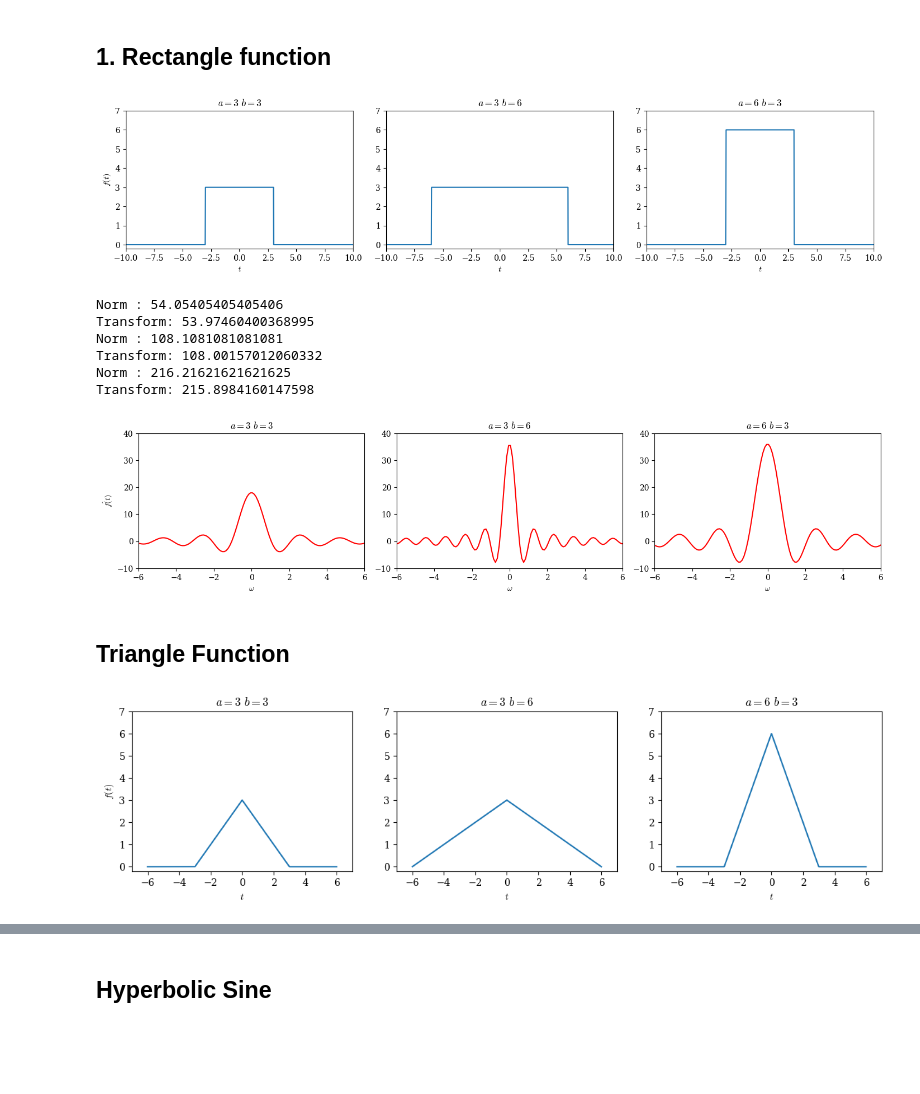
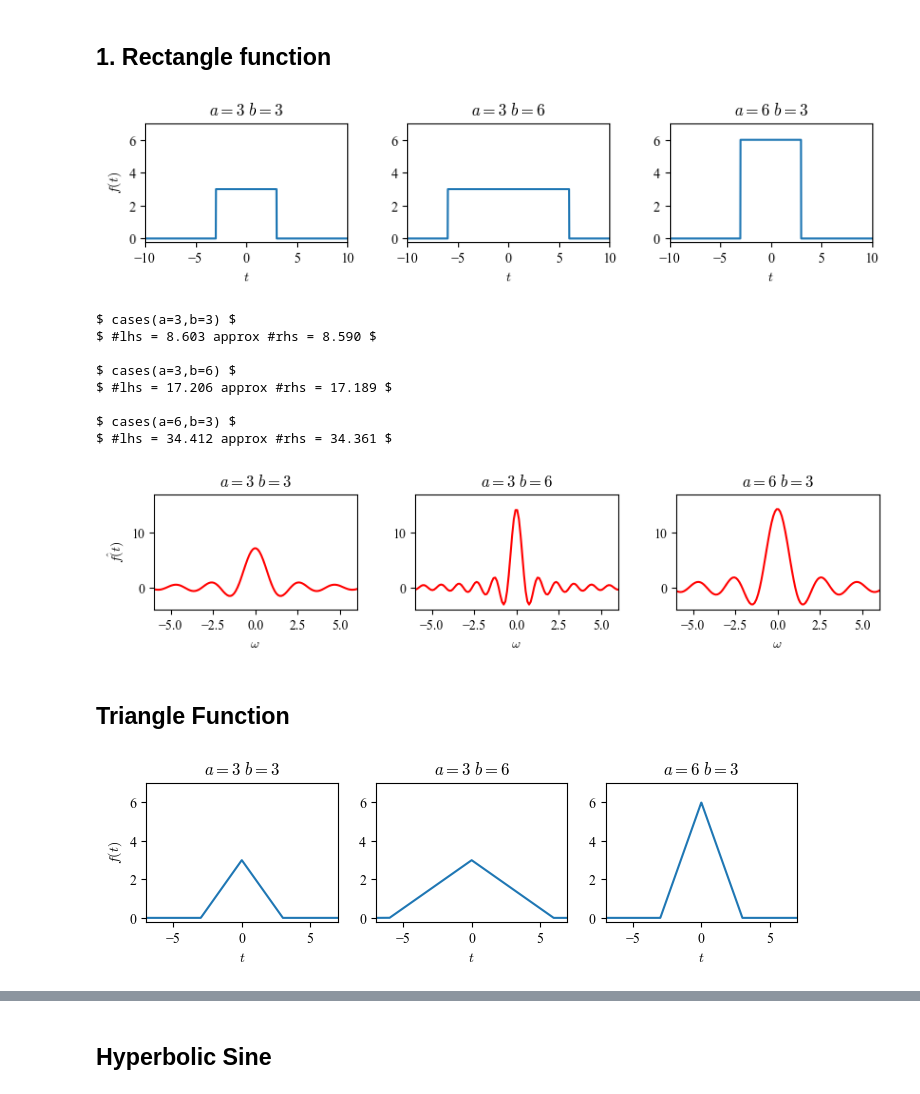
Before and after one commit to Hanqnero/typst, a Jupyter notebook: FrequencyMethods/L2/python/notebook.ipynb, the cells around one changed output, grey strips where cells are left out. Cells and saved outputs as stored; diff of their text form; code cells hidden in the pictures; blank space fills up the shorter version.

```diff
--- a/FrequencyMethods/L2/python/notebook.ipynb
+++ b/FrequencyMethods/L2/python/notebook.ipynb
@@ -30,35 +30,37 @@ a = 3
 A = [3, 3, 6]
 B = [3, 6, 3]
 Lim = list(map(lambda x: 2*x, B))
+
+size1 = (14*.6, 3*.6)
 # %%
 def f1(t:np.ndarray) -> np.ndarray:
     global a, b
     return np.piecewise(t,
         [np.abs(t) <= b],
         [a, 0],
 
     )
 
-fig, ax = plt.subplots(1, 3, figsize=(14,3))
+fig, ax = plt.subplots(1, 3, figsize=size1)
 ax[0].set_ylabel("$f(t)$")
 fig.tight_layout()
 
 for a, b, axx in zip(A,B, ax):
     x = np.linspace(-10, 10, 1000)
     axx.set_xlabel("$t$")
     axx.set_xlim([-10,10])
     axx.set_ylim([-.2,7])
     axx.plot(x, f1(x))
     axx.set_title(f'$a={a}$ $b={b}$')
 
 
 
 %mkdir -p '../fig/task1/func1/'
 fig.savefig(fname='../fig/task1/func1/func.svg', **FIGSAVE)
 # %% [output]
-[figure, old version]
+[figure, new version]
 # %%
-fig, ax = plt.subplots(1, 3, figsize=(14,3))
+fig, ax = plt.subplots(1, 3, figsize=size1)
 ax1, ax2, ax3 = ax
 
 fig.tight_layout()
@@ -66,31 +68,32 @@ ax[0].set_ylabel(r"$f\hat (t)$")
 
 
 for a, b, axx, lim in zip(A, B, ax, Lim):
-    freq, fhat = transform(f1, lim=10)
+    omega, fhat = transform(f1, lim=10)
     axx.set_xlabel(r"$\omega$")
     axx.set_xlim([-6,6])
-    axx.set_ylim([-10,40])
-    axx.plot(freq, np.real(fhat), color='red', label=f'$a={a}$ $b={b}$')
+    axx.set_ylim([-4,17])
+    axx.plot(omega, np.real(fhat), color='red', label=f'$a={a}$ $b={b}$')
     axx.set_title(f'$a={a}$ $b={b}$')
 
 
-    # Compute function norm
-    norm = np.trapezoid(f1(x)**2, x)
-    # Compute right hand side of Parseval's theorem
-    rhs = np.trapezoid(np.abs(fhat)**2, freq) / (2*np.pi)
+    norm = np.trapezoid(f1(x)**2, x)/(2*np.pi)
+    rhs = np.trapezoid(np.abs(fhat)**2, omega) / (2*np.pi)
 
-    print(f'Norm : {norm}')
-    print (f'Transform: {rhs}')
+    print(f'$ cases(a={a},b={b}) $')
+    print(f'$ #lhs = {norm:.3f} approx #rhs = {rhs:.3f} $')
+    print()
 
 fig.savefig(fname='../fig/task1/func1/ft_image.svg', **FIGSAVE)
 # %% [output]
-Norm : 54.05405405405406
-Transform: 53.97460400368995
-Norm : 108.1081081081081
-Transform: 108.00157012060332
-Norm : 216.21621621621625
-Transform: 215.8984160147598
+$ cases(a=3,b=3) $
+$ #lhs = 8.603 approx #rhs = 8.590 $
+
+$ cases(a=3,b=6) $
+$ #lhs = 17.206 approx #rhs = 17.189 $
+
+$ cases(a=6,b=3) $
+$ #lhs = 34.412 approx #rhs = 34.361 $
-[figure, old version]
+[figure, new version]
 # %% [markdown]
 ## Triangle Function
 # %%
@@ -100,7 +103,7 @@ def f2(t: np.ndarray):
         [np.abs(t) <= b],
         [lambda t: a- np.abs(a*t/b)])
 
-fig, ax = plt.subplots(1, 3, figsize=(14,3))
+fig, ax = plt.subplots(1, 3, figsize=size1)
 
 ax[0].set_ylabel("$f(t)$")
 
@@ -110,11 +113,11 @@ for a, b, axx in zip(A, B, ax):
     axx.set_xlim([-7,7])
     axx.set_ylim([-.2,7])
 
-    x = np.linspace(-lim, lim, 1000)
+    x = np.linspace(-7, 7, 1000)
     axx.plot(x, f2(x))
 
 %mkdir -p '../fig/task1/func2/'
 fig.savefig(fname='../fig/task1/func2/func.svg', **FIGSAVE)
 # %% [output]
-[figure, old version]
+[figure, new version]
 # %%
```
Also changed, not shown: parts of 14 cells of this notebook, 7 other files.
